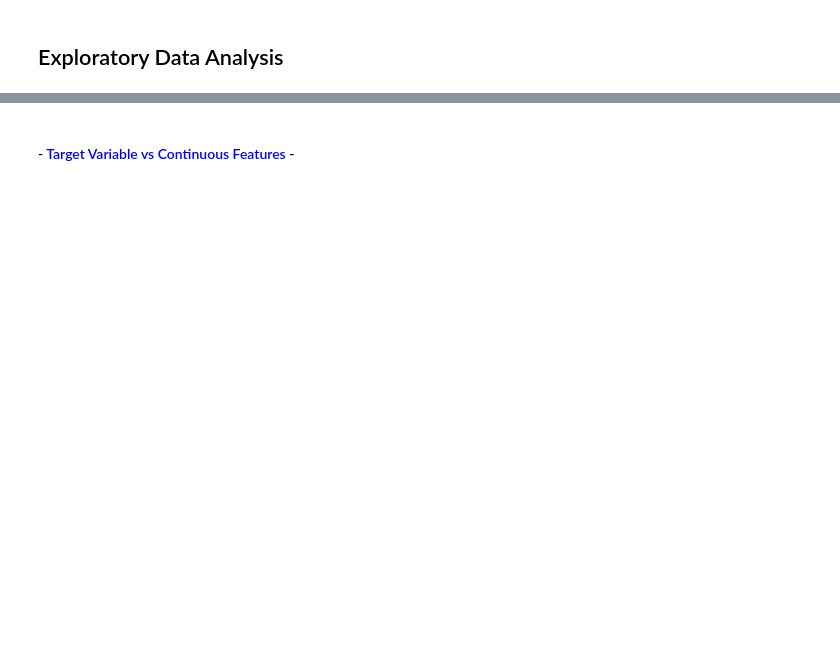
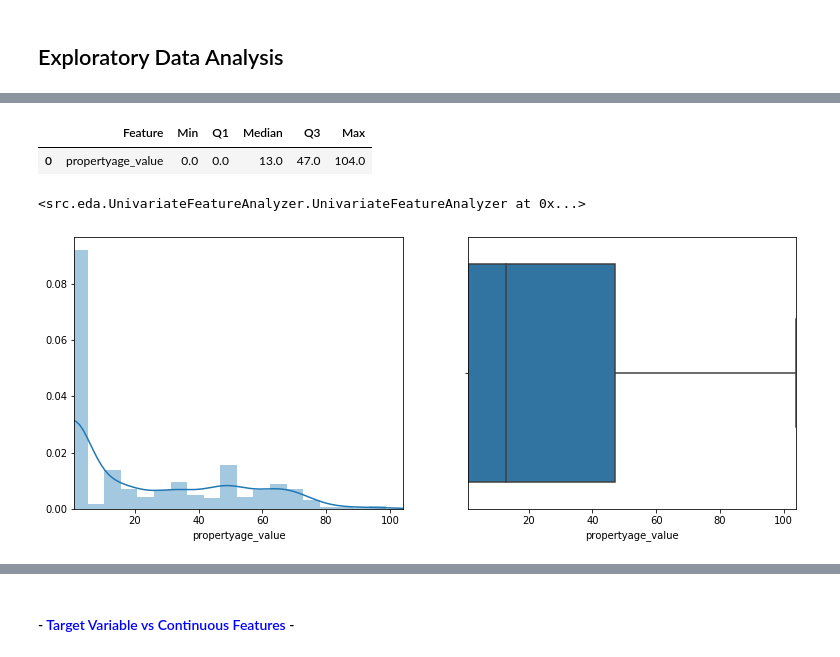
Before and after one commit to dangoML/DeepREI, a Jupyter notebook: Model/notebooks/DeepREI_Model.ipynb, the cells around one changed output, grey strips where cells are left out. Cells and saved outputs as stored; diff of their text form; code cells hidden in the pictures; blank space fills up the shorter version.

```diff
--- a/Model/notebooks/DeepREI_Model.ipynb
+++ b/Model/notebooks/DeepREI_Model.ipynb
@@ -75,9 +79,11 @@ base_data = base_data[['listingtype', 'lastsoldprice', 'bedroom', 'fullbathrooms
 #### Organize data columns into groups of Numeric, Categorical, and Verbose
 # %%
 # Organize columns into groups of Numeric, Categorical, and Verbose
-num_columns = ['bedroom','fullbathrooms', 'halfbathrooms','garagespaces', 'propertyage','totalsquarefeetliving','associationfee','levelsorstories','yearbuilt']
+cont_num_columns = ['totalsquarefeetliving','associationfee', 'propertyage']
+discrete_num_columns = ['bedroom','fullbathrooms','halfbathrooms','garagespaces','levelsorstories']
 
-cat_columns = ['manufacturedmode','elementaryschool','highschool', 'middleschool','associationfeefrequency','petdescription', 'county','area','publicsurveysection','zoning','sourcesystemname','association', 'directionfaces','structuretype','housestyle','architecturalstyle','sourcelistingstatus', 'sewer','watersource', 'sourceneighborhood','sourcepropertytype','subdivision','yearbuiltdetails']
+ordinal_cat_columns = []
+nominal_cat_columns = ['manufacturedmode','elementaryschool','highschool', 'middleschool','associationfeefrequency','petdescription', 'county','area','publicsurveysection','sourcesystemname','association','directionfaces', 'structuretype','housestyle','architecturalstyle','sewer','watersource','sourceneighborhood','sourcepropertytype','subdivision','yearbuiltdetails']
 
 verbose_columns = ['coolingfeatures','heatingfeatures', 'bathroomdescription', 'interiorfeatures', 'associationfeeamenitie', 'diningroomdescription', 'exteriorandlotfeatures','waterfeatures', 'waterfrontdescription', 'poolfeatures','pooldescription', 'parkingfeatures', 'homefeaturesview', 'otherequipment', 'associationamenities','roof','restrictions','constructionmaterials','maintenancedescription']
 # %% [markdown]
@@ -85,8 +97,9 @@ verbose_columns = ['coolingfeatures','heatingfeatures', 'bathroomdescription', '
 # %%
-model_input = BuildModelData(dataset=base_data,
+model_input = DatasetBuilder(dataset=base_data,
                 target_var='lastsoldprice',
-                num_columns=num_columns,
-                cat_columns=cat_columns,
+                cont_num_columns=cont_num_columns,
+                discrete_num_columns=discrete_num_columns,
+                nominal_cat_columns=nominal_cat_columns,
                 verbose_columns=verbose_columns,
                 verbose_threshold=5,
                 verbose_most_common=True)
@@ -102,0 +112,3 @@ model_input.df_y_train
+# %%
+# Create Train Set
+train_set = pd.concat([model_input.df_y_train,model_input.df_X_train],axis=1)
@@ -125,0 +135,7 @@ TypeError: unsupported operand type(s) for -: 'str' and 'str'
+# %%
+UnivariateFeatureAnalyzer(is_continuous=True, feature_is_cont=None, dataset=train_set, feature_col_name='propertyage', suffix="_value", bins=20, x_axis_limit=None)
+# %% [output]
+|  | Feature | Min | Q1 | Median | Q3 | Max |
+| 0 | propertyage_value | 0.0 | 0.0 | 13.0 | 47.0 | 104.0 |
+<src.eda.UnivariateFeatureAnalyzer.UnivariateFeatureAnalyzer at 0x...>
+[figure, added]
```
Also changed, not shown: parts of 27 cells of this notebook, 30 other files.
